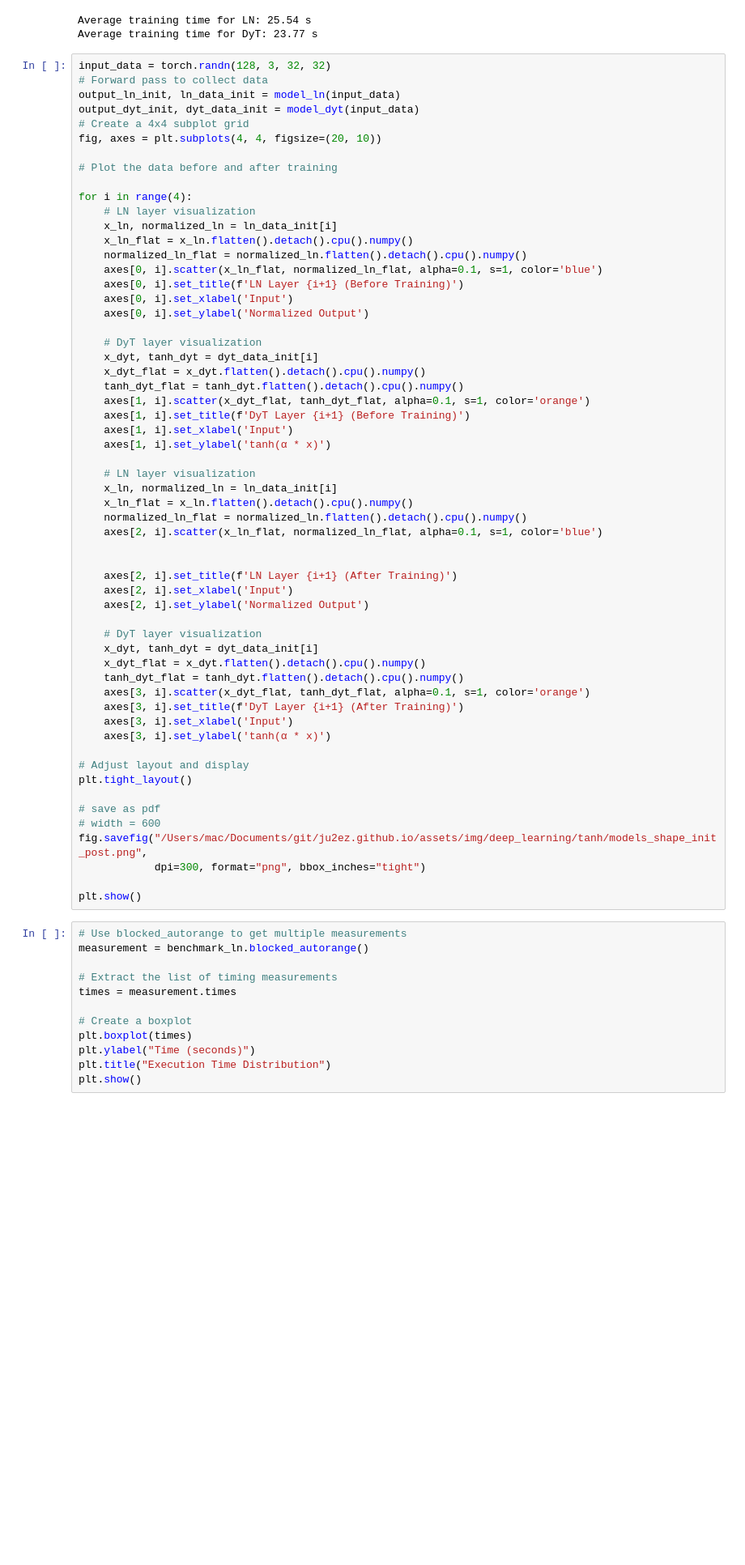
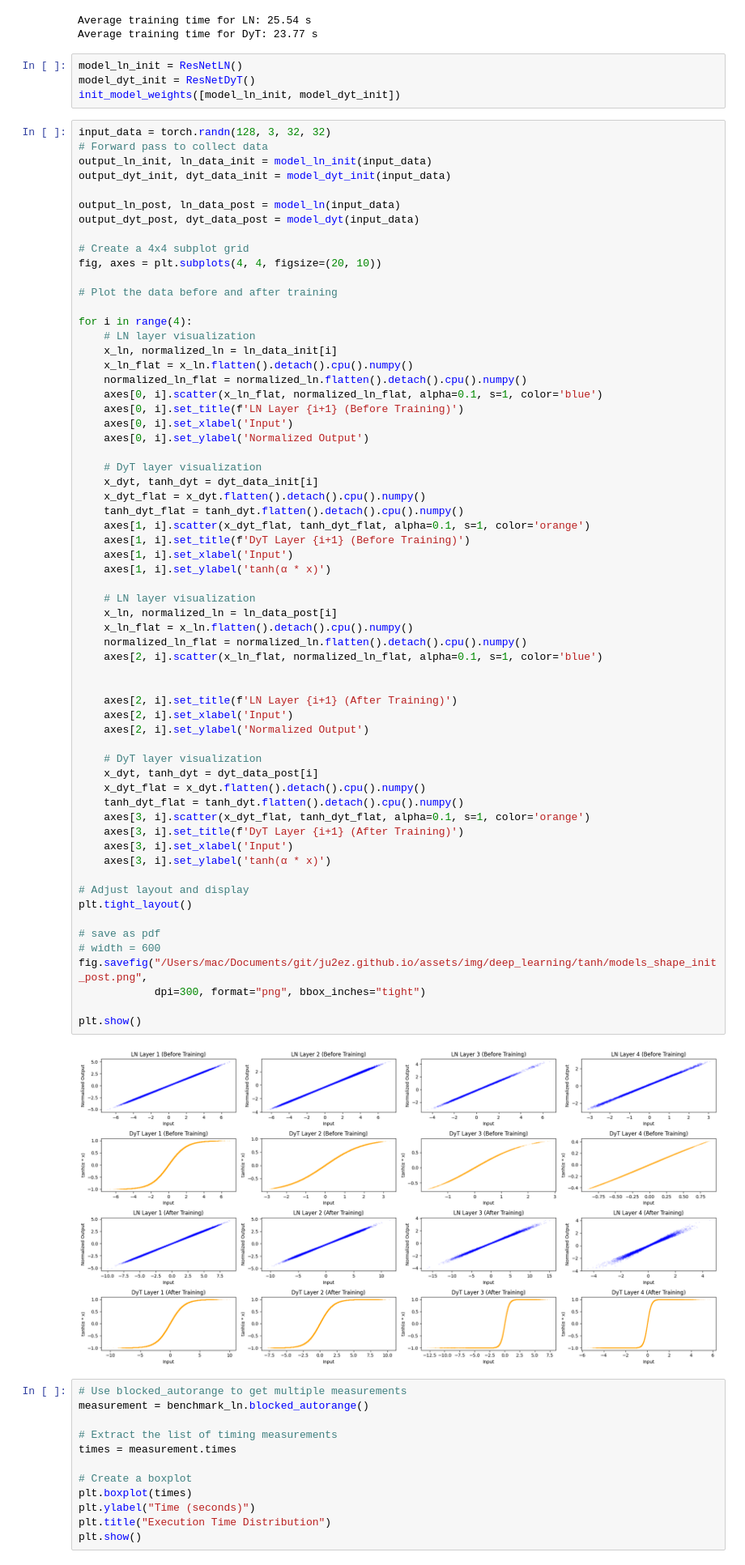
Before and after one commit to ju2ez/tanh_normalization, a Jupyter notebook: src/benchmark_tanh.ipynb, the cells around one changed output. Shown at 81% size. Cells and saved outputs as stored; diff of their text form; blank space fills up the shorter version.

```diff
--- a/src/benchmark_tanh.ipynb
+++ b/src/benchmark_tanh.ipynb
@@ -329,11 +329,19 @@ print("Average training time for DyT: {:.2f} s".format(sum(times_dyt)/len(times_
 # %% [output]
 Average training time for LN: 25.54 s
 Average training time for DyT: 23.77 s
+# %%
+model_ln_init = ResNetLN()
+model_dyt_init = ResNetDyT()
+init_model_weights([model_ln_init, model_dyt_init])
 # %%
 input_data = torch.randn(128, 3, 32, 32)
 # Forward pass to collect data
-output_ln_init, ln_data_init = model_ln(input_data)
-output_dyt_init, dyt_data_init = model_dyt(input_data)
+output_ln_init, ln_data_init = model_ln_init(input_data)
+output_dyt_init, dyt_data_init = model_dyt_init(input_data)
+
+output_ln_post, ln_data_post = model_ln(input_data)
+output_dyt_post, dyt_data_post = model_dyt(input_data)
+
 # Create a 4x4 subplot grid
 fig, axes = plt.subplots(4, 4, figsize=(20, 10))
 
@@ -358,35 +366,37 @@ for i in range(4):
     axes[1, i].set_xlabel('Input')
     axes[1, i].set_ylabel('tanh(α * x)')
 
     # LN layer visualization
-    x_ln, normalized_ln = ln_data_init[i]
+    x_ln, normalized_ln = ln_data_post[i]
     x_ln_flat = x_ln.flatten().detach().cpu().numpy()
     normalized_ln_flat = normalized_ln.flatten().detach().cpu().numpy()
     axes[2, i].scatter(x_ln_flat, normalized_ln_flat, alpha=0.1, s=1, color='blue')
 
 
     axes[2, i].set_title(f'LN Layer {i+1} (After Training)')
     axes[2, i].set_xlabel('Input')
     axes[2, i].set_ylabel('Normalized Output')
 
     # DyT layer visualization
-    x_dyt, tanh_dyt = dyt_data_init[i]
+    x_dyt, tanh_dyt = dyt_data_post[i]
     x_dyt_flat = x_dyt.flatten().detach().cpu().numpy()
     tanh_dyt_flat = tanh_dyt.flatten().detach().cpu().numpy()
     axes[3, i].scatter(x_dyt_flat, tanh_dyt_flat, alpha=0.1, s=1, color='orange')
     axes[3, i].set_title(f'DyT Layer {i+1} (After Training)')
     axes[3, i].set_xlabel('Input')
     axes[3, i].set_ylabel('tanh(α * x)')
 
 # Adjust layout and display
 plt.tight_layout()
 
 # save as pdf
 # width = 600
 fig.savefig("/Users/mac/Documents/git/ju2ez.github.io/assets/img/deep_learning/tanh/models_shape_init_post.png",
             dpi=300, format="png", bbox_inches="tight")
 
 plt.show()
+# %% [output]
+[figure, added]
 # %%
 # Use blocked_autorange to get multiple measurements
 measurement = benchmark_ln.blocked_autorange()
```
